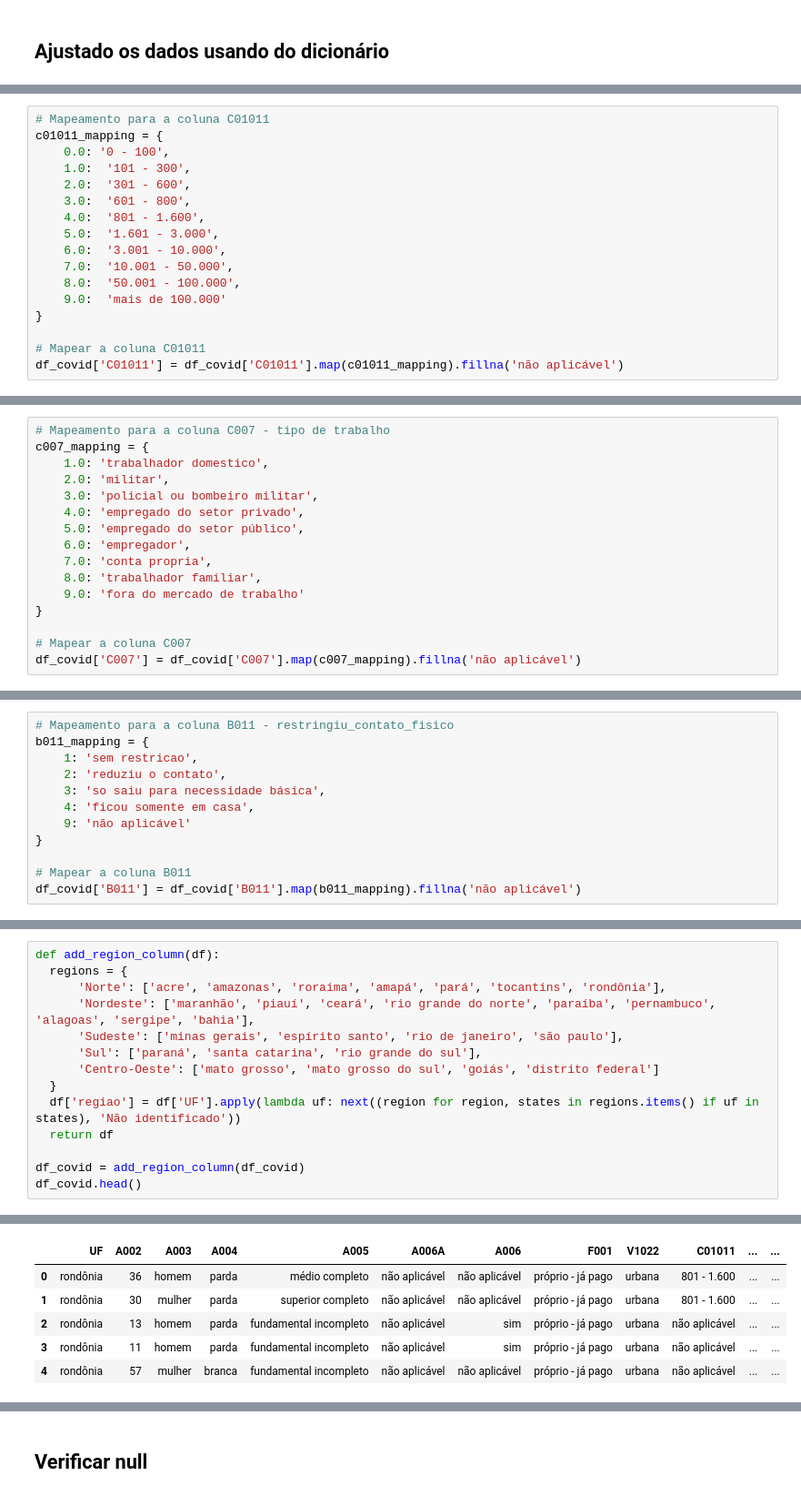
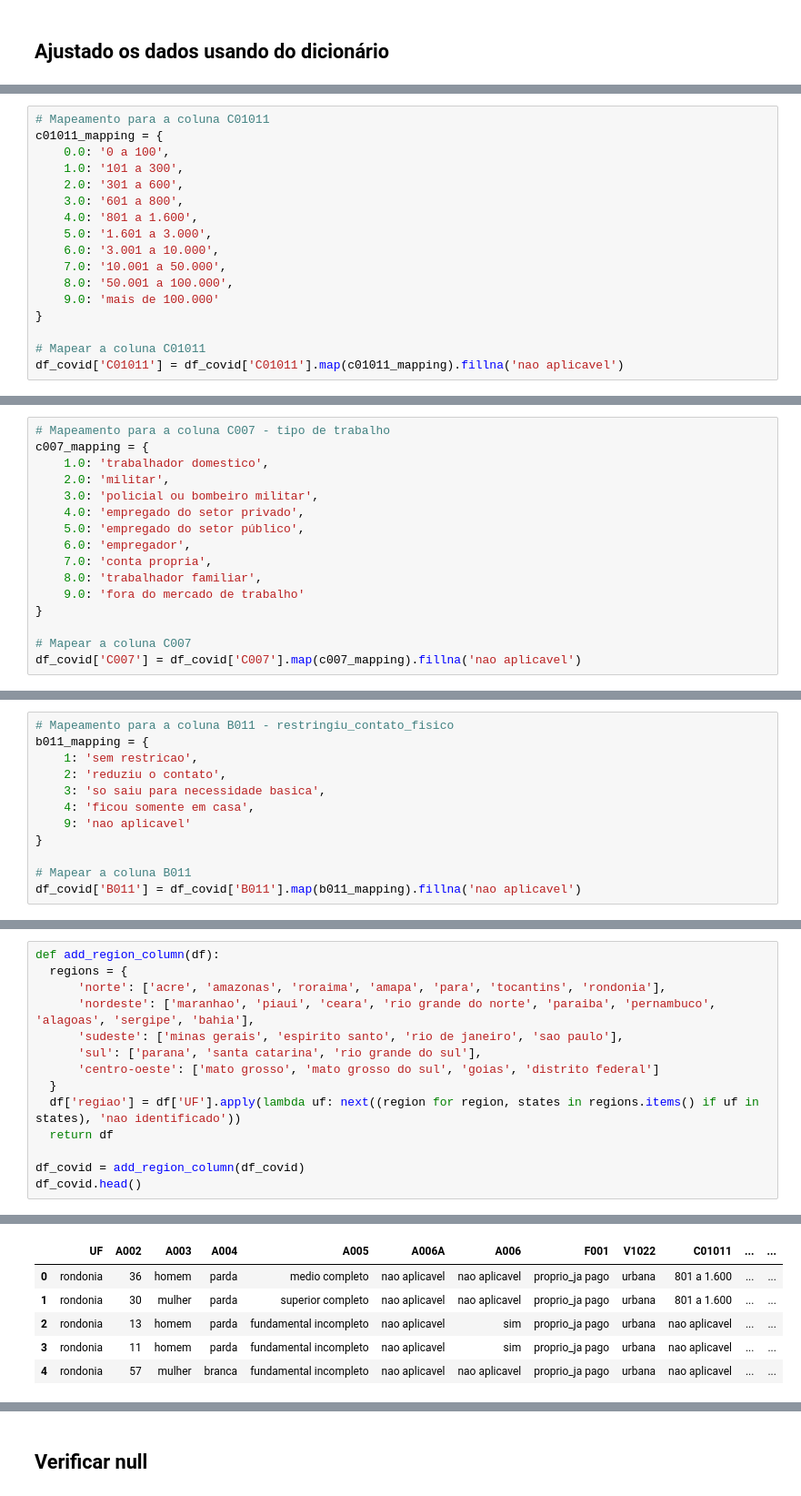
Before and after one commit to karinaguerra/postech-data-analytics-tech-challenge, a Jupyter notebook: fase_3/tratamento_dados_pnad_covid_ibge_fase_3.ipynb, the cells around one changed output, grey strips where cells are left out. Shown: that part at 91% size. Cells and saved outputs as stored; diff of their text form.

```diff
--- a/fase_3/tratamento_dados_pnad_covid_ibge_fase_3.ipynb
+++ b/fase_3/tratamento_dados_pnad_covid_ibge_fase_3.ipynb
@@ -344,20 +351,20 @@ See the caveats in the documentation: https://pandas.pydata.org/pandas-docs/stab
 # %%
 # Mapeamento para a coluna C01011
 c01011_mapping = {
-    0.0: '0 - 100',
-    1.0:  '101 - 300',
-    2.0:  '301 - 600',
-    3.0:  '601 - 800',
-    4.0:  '801 - 1.600',
-    5.0:  '1.601 - 3.000',
-    6.0:  '3.001 - 10.000',
-    7.0:  '10.001 - 50.000',
-    8.0:  '50.001 - 100.000',
-    9.0:  'mais de 100.000'
+    0.0: '0 a 100',
+    1.0: '101 a 300',
+    2.0: '301 a 600',
+    3.0: '601 a 800',
+    4.0: '801 a 1.600',
+    5.0: '1.601 a 3.000',
+    6.0: '3.001 a 10.000',
+    7.0: '10.001 a 50.000',
+    8.0: '50.001 a 100.000',
+    9.0: 'mais de 100.000'
 }
 
 # Mapear a coluna C01011
-df_covid['C01011'] = df_covid['C01011'].map(c01011_mapping).fillna('não aplicável')
+df_covid['C01011'] = df_covid['C01011'].map(c01011_mapping).fillna('nao aplicavel')
 # %% [output]
 A value is trying to be set on a copy of a slice from a DataFrame.
 Try using .loc[row_indexer,col_indexer] = value instead
@@ -379,7 +386,7 @@ c007_mapping = {
 }
 
 # Mapear a coluna C007
-df_covid['C007'] = df_covid['C007'].map(c007_mapping).fillna('não aplicável')
+df_covid['C007'] = df_covid['C007'].map(c007_mapping).fillna('nao aplicavel')
 # %% [output]
 A value is trying to be set on a copy of a slice from a DataFrame.
 Try using .loc[row_indexer,col_indexer] = value instead
@@ -391,13 +398,13 @@ See the caveats in the documentation: https://pandas.pydata.org/pandas-docs/stab
 b011_mapping = {
     1: 'sem restricao',
     2: 'reduziu o contato',
-    3: 'so saiu para necessidade básica',
+    3: 'so saiu para necessidade basica',
     4: 'ficou somente em casa',
-    9: 'não aplicável'
+    9: 'nao aplicavel'
 }
 
 # Mapear a coluna B011
-df_covid['B011'] = df_covid['B011'].map(b011_mapping).fillna('não aplicável')
+df_covid['B011'] = df_covid['B011'].map(b011_mapping).fillna('nao aplicavel')
 # %% [output]
 A value is trying to be set on a copy of a slice from a DataFrame.
 Try using .loc[row_indexer,col_indexer] = value instead
@@ -407,13 +414,13 @@ See the caveats in the documentation: https://pandas.pydata.org/pandas-docs/stab
 # %%
 def add_region_column(df):
   regions = {
-      'Norte': ['acre', 'amazonas', 'roraima', 'amapá', 'pará', 'tocantins', 'rondônia'],
-      'Nordeste': ['maranhão', 'piauí', 'ceará', 'rio grande do norte', 'paraíba', 'pernambuco', 'alagoas', 'sergipe', 'bahia'],
-      'Sudeste': ['minas gerais', 'espírito santo', 'rio de janeiro', 'são paulo'],
-      'Sul': ['paraná', 'santa catarina', 'rio grande do sul'],
-      'Centro-Oeste': ['mato grosso', 'mato grosso do sul', 'goiás', 'distrito federal']
+      'norte': ['acre', 'amazonas', 'roraima', 'amapa', 'para', 'tocantins', 'rondonia'],
+      'nordeste': ['maranhao', 'piaui', 'ceara', 'rio grande do norte', 'paraiba', 'pernambuco', 'alagoas', 'sergipe', 'bahia'],
+      'sudeste': ['minas gerais', 'espirito santo', 'rio de janeiro', 'sao paulo'],
+      'sul': ['parana', 'santa catarina', 'rio grande do sul'],
+      'centro-oeste': ['mato grosso', 'mato grosso do sul', 'goias', 'distrito federal']
   }
-  df['regiao'] = df['UF'].apply(lambda uf: next((region for region, states in regions.items() if uf in states), 'Não identificado'))
+  df['regiao'] = df['UF'].apply(lambda uf: next((region for region, states in regions.items() if uf in states), 'nao identificado'))
   return df
 
 df_covid = add_region_column(df_covid)
@@ -427,9 +434,9 @@ See the caveats in the documentation: https://pandas.pydata.org/pandas-docs/stab
 |  | UF | A002 | A003 | A004 | A005 | A006A | A006 | F001 | V1022 | C01011 | ... | ... |
-| 0 | rondônia | 36 | homem | parda | médio completo | não aplicável | não aplicável | próprio - já pago | urbana | 801 - 1.600 | ... | ... |
-| 1 | rondônia | 30 | mulher | parda | superior completo | não aplicável | não aplicável | próprio - já pago | urbana | 801 - 1.600 | ... | ... |
-| 2 | rondônia | 13 | homem | parda | fundamental incompleto | não aplicável | sim | próprio - já pago | urbana | não aplicável | ... | ... |
-| 3 | rondônia | 11 | homem | parda | fundamental incompleto | não aplicável | sim | próprio - já pago | urbana | não aplicável | ... | ... |
-| 4 | rondônia | 57 | mulher | branca | fundamental incompleto | não aplicável | não aplicável | próprio - já pago | urbana | não aplicável | ... | ... |
+| 0 | rondonia | 36 | homem | parda | medio completo | nao aplicavel | nao aplicavel | proprio_ja pago | urbana | 801 a 1.600 | ... | ... |
+| 1 | rondonia | 30 | mulher | parda | superior completo | nao aplicavel | nao aplicavel | proprio_ja pago | urbana | 801 a 1.600 | ... | ... |
+| 2 | rondonia | 13 | homem | parda | fundamental incompleto | nao aplicavel | sim | proprio_ja pago | urbana | nao aplicavel | ... | ... |
+| 3 | rondonia | 11 | homem | parda | fundamental incompleto | nao aplicavel | sim | proprio_ja pago | urbana | nao aplicavel | ... | ... |
+| 4 | rondonia | 57 | mulher | branca | fundamental incompleto | nao aplicavel | nao aplicavel | proprio_ja pago | urbana | nao aplicavel | ... | ... |
 5 rows × 52 columns
 # %% [markdown]
 ## Verificar null
```
Also changed, not shown: parts of 19 cells of this notebook, 1 other file.
